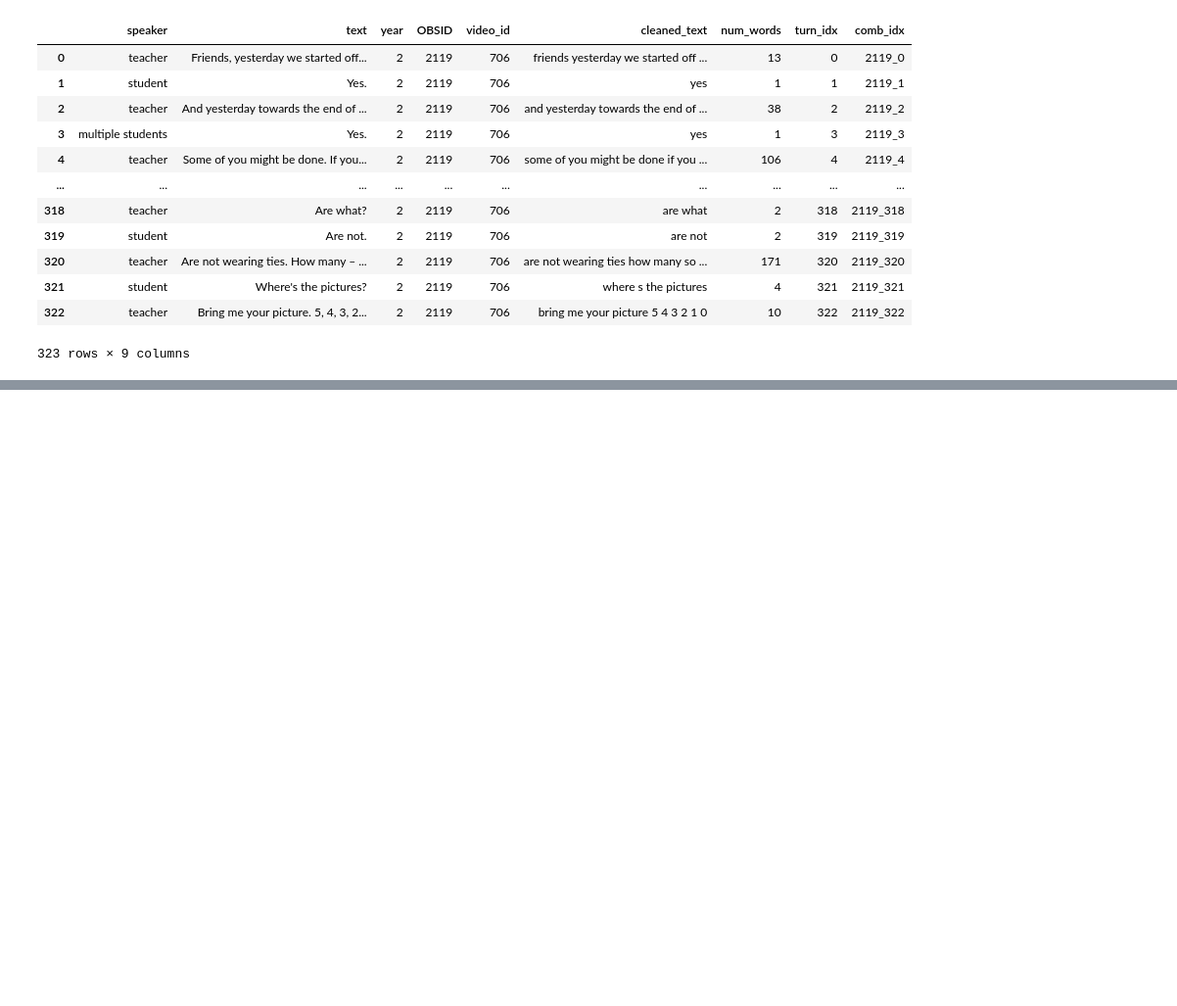
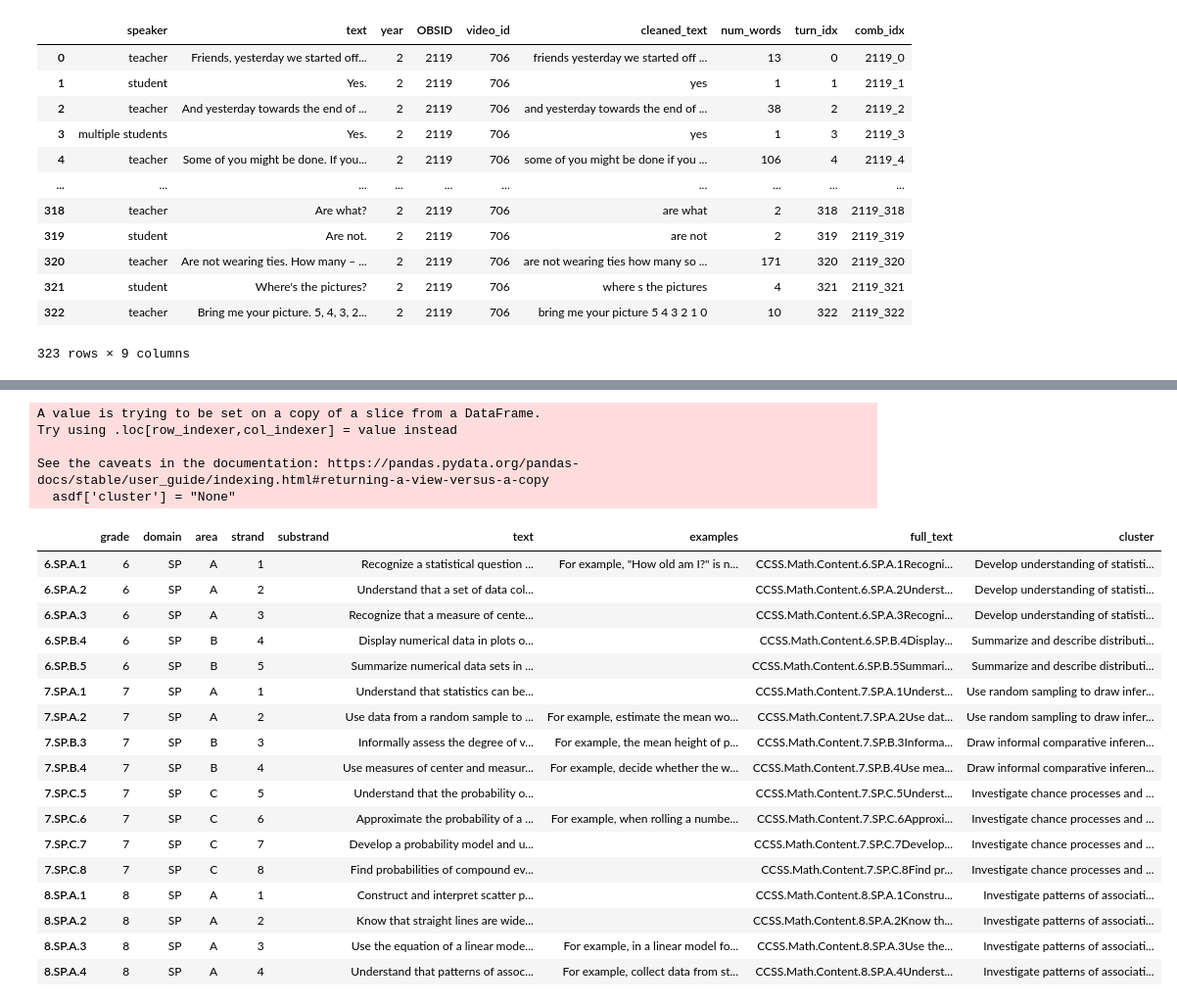
Before and after one commit to Cyanjiner/classroom-analysis, a Jupyter notebook: transcript_EDA.ipynb, the cells around one changed output, grey strips where cells are left out. Shown at 98% size. Cells and saved outputs as stored; diff of their text form; code cells hidden in the pictures; blank space fills up the shorter version.

```diff
--- a/transcript_EDA.ipynb
+++ b/transcript_EDA.ipynb
@@ -194,0 +382,2 @@ page_data = BeautifulSoup(page, 'html5lib')
+# %%
+doc = docx.Document(DATA_FOLDER + "SFUSD/" + "Grade 3-5 Comprehensive Math Talks Bank.docx" )
@@ -194,0 +514,5 @@ page_data = BeautifulSoup(page, 'html5lib')
+# %%
+with open(DATA_FOLDER + "talking_math.txt") as f:
+    lines = f.readlines()
+lines = [x.strip() for x in lines if x.strip() != '']
+lines
@@ -194,0 +609,16 @@ page_data = BeautifulSoup(page, 'html5lib')
+# %%
+url = "https://web.archive.org/web/20220206180509/http://www.corestandards.org/Math/Content/mathematics-glossary/"
+r1 = requests.get(url)
+page = r1.content
+glossary_page = BeautifulSoup(page, 'html5lib')
+tt = glossary_page.find('section',"content clearfix")
+math_glossary = {}
+for dfn in [x for x in glossary_page.find_all('p')]:
+  term = dfn.find('strong')
+  if term:
+    termt = term.text.strip()
+    if termt[-1] == '.':
+      termt = termt[:-1]
+    math_glossary[termt] = dfn.text[len(term.text):].strip()
+g = pd.DataFrame(math_glossary.values(),columns = ['definition'], index = math_glossary.keys())
+g.to_csv(DATA_FOLDER + "math_glossary.csv")
@@ -194,0 +758,42 @@ page_data = BeautifulSoup(page, 'html5lib')
+# %%
+cluster = [i.text.strip() for i in tt.find_all('h4')]
+ci = -1
+asdf = sdf[sdf.domain == 'SP']
+asdf['cluster'] = "None"
+pgr = ""
+par = ""
+for i, row in asdf.iterrows():
+  if pgr != row['grade'] or par != row['area']:
+    ci += 1
+  row['cluster'] = cluster[ci]
+  pgr = row['grade']
+  par = row['area']
+
+
+
+asdf
+# sdf[sdf.domain == 'SP']
+# %% [output]
+A value is trying to be set on a copy of a slice from a DataFrame.
+Try using .loc[row_indexer,col_indexer] = value instead
+
+See the caveats in the documentation: https://pandas.pydata.org/pandas-docs/stable/user_guide/indexing.html#returning-a-view-versus-a-copy
+  asdf['cluster'] = "None"
+|  | grade | domain | area | strand | substrand | text | examples | full_text | cluster |
+| 6.SP.A.1 | 6 | SP | A | 1 |  | Recognize a statistical question ... | For example, "How old am I?" is n... | CCSS.Math.Content.6.SP.A.1Recogni... | Develop understanding of statisti... |
+| 6.SP.A.2 | 6 | SP | A | 2 |  | Understand that a set of data col... |  | CCSS.Math.Content.6.SP.A.2Underst... | Develop understanding of statisti... |
+| 6.SP.A.3 | 6 | SP | A | 3 |  | Recognize that a measure of cente... |  | CCSS.Math.Content.6.SP.A.3Recogni... | Develop understanding of statisti... |
+| 6.SP.B.4 | 6 | SP | B | 4 |  | Display numerical data in plots o... |  | CCSS.Math.Content.6.SP.B.4Display... | Summarize and describe distributi... |
+| 6.SP.B.5 | 6 | SP | B | 5 |  | Summarize numerical data sets in ... |  | CCSS.Math.Content.6.SP.B.5Summari... | Summarize and describe distributi... |
+| 7.SP.A.1 | 7 | SP | A | 1 |  | Understand that statistics can be... |  | CCSS.Math.Content.7.SP.A.1Underst... | Use random sampling to draw infer... |
+| 7.SP.A.2 | 7 | SP | A | 2 |  | Use data from a random sample to ... | For example, estimate the mean wo... | CCSS.Math.Content.7.SP.A.2Use dat... | Use random sampling to draw infer... |
+| 7.SP.B.3 | 7 | SP | B | 3 |  | Informally assess the degree of v... | For example, the mean height of p... | CCSS.Math.Content.7.SP.B.3Informa... | Draw informal comparative inferen... |
+| 7.SP.B.4 | 7 | SP | B | 4 |  | Use measures of center and measur... | For example, decide whether the w... | CCSS.Math.Content.7.SP.B.4Use mea... | Draw informal comparative inferen... |
+| 7.SP.C.5 | 7 | SP | C | 5 |  | Understand that the probability o... |  | CCSS.Math.Content.7.SP.C.5Underst... | Investigate chance processes and ... |
+| 7.SP.C.6 | 7 | SP | C | 6 |  | Approximate the probability of a ... | For example, when rolling a numbe... | CCSS.Math.Content.7.SP.C.6Approxi... | Investigate chance processes and ... |
+| 7.SP.C.7 | 7 | SP | C | 7 |  | Develop a probability model and u... |  | CCSS.Math.Content.7.SP.C.7Develop... | Investigate chance processes and ... |
+| 7.SP.C.8 | 7 | SP | C | 8 |  | Find probabilities of compound ev... |  | CCSS.Math.Content.7.SP.C.8Find pr... | Investigate chance processes and ... |
+| 8.SP.A.1 | 8 | SP | A | 1 |  | Construct and interpret scatter p... |  | CCSS.Math.Content.8.SP.A.1Constru... | Investigate patterns of associati... |
+| 8.SP.A.2 | 8 | SP | A | 2 |  | Know that straight lines are wide... |  | CCSS.Math.Content.8.SP.A.2Know th... | Investigate patterns of associati... |
+| 8.SP.A.3 | 8 | SP | A | 3 |  | Use the equation of a linear mode... | For example, in a linear model fo... | CCSS.Math.Content.8.SP.A.3Use the... | Investigate patterns of associati... |
+| 8.SP.A.4 | 8 | SP | A | 4 |  | Understand that patterns of assoc... | For example, collect data from st... | CCSS.Math.Content.8.SP.A.4Underst... | Investigate patterns of associati... |
```
Also changed, not shown: parts of 57 cells of this notebook.
